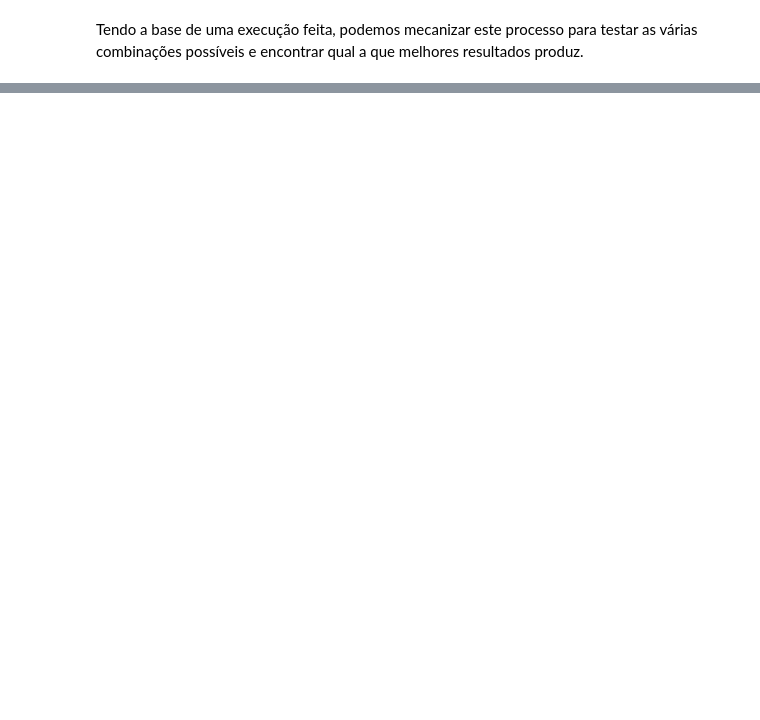
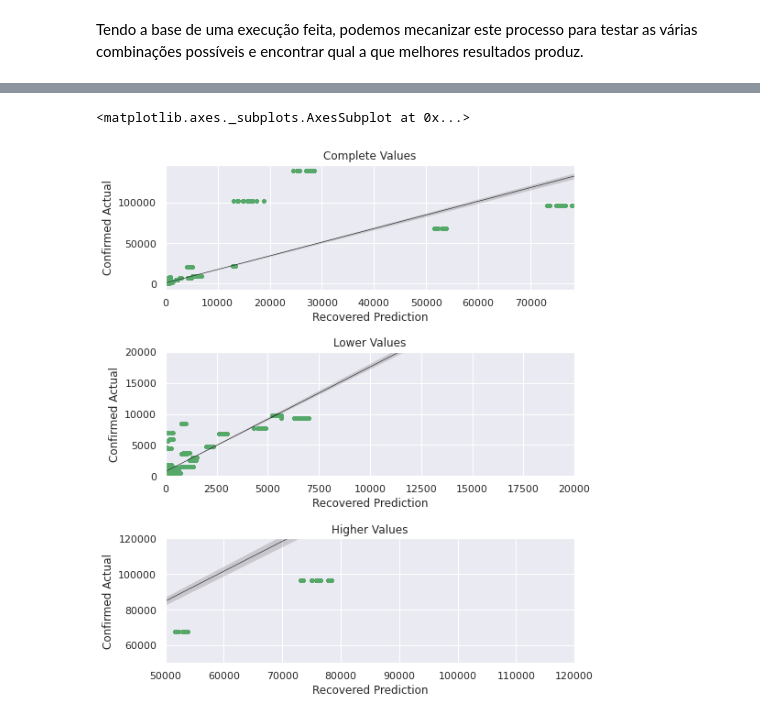
Before and after one commit to JoaoRicardoCardoso/MIEIC_IART_19_PROJ, a Jupyter notebook: PROJ2/KNN-Regression.ipynb, the cells around one changed output, grey strips where cells are left out. Cells and saved outputs as stored; diff of their text form; code cells hidden in the pictures; blank space fills up the shorter version.

```diff
--- a/PROJ2/KNN-Regression.ipynb
+++ b/PROJ2/KNN-Regression.ipynb
@@ -399,0 +488,16 @@ print(r2_top)
+# %%
+fig,axs = plt.subplots(nrows=3,figsize=(8,10))
+axs[0].set_title('Complete Values')
+axs[1].set_title('Lower Values')
+axs[1].set_xlim(0,20000)
+axs[1].set_ylim(0,20000)
+axs[2].set_title('Higher Values')
+axs[2].set_xlim(50000,120000)
+axs[2].set_ylim(50000,120000)
+plt.subplots_adjust(hspace=0.5)
+sb.regplot(x=recovered_pred, y=recovered_actual, data=total_results, marker='.',color='g',ax=axs[0], line_kws={"lw": 0.5, "color": "black"})
+sb.regplot(x=recovered_pred, y=recovered_actual, data=total_results, marker='.',color='g',ax=axs[1],line_kws={"lw": 0.5, "color": "black"})
+sb.regplot(x=recovered_pred, y=recovered_actual, data=total_results, marker='.',color='g',ax=axs[2],line_kws={"lw": 0.5, "color": "black"})
+# %% [output]
+<matplotlib.axes._subplots.AxesSubplot at 0x...>
+[figure, added]
```
Also changed, not shown: parts of 15 cells of this notebook, 3 other files.
